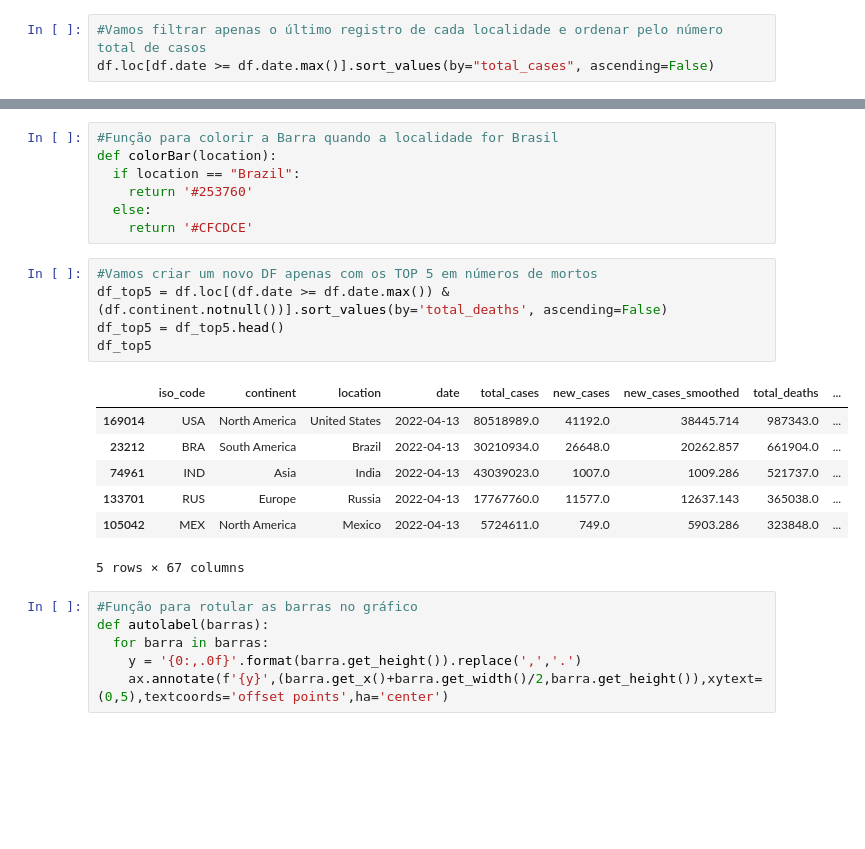
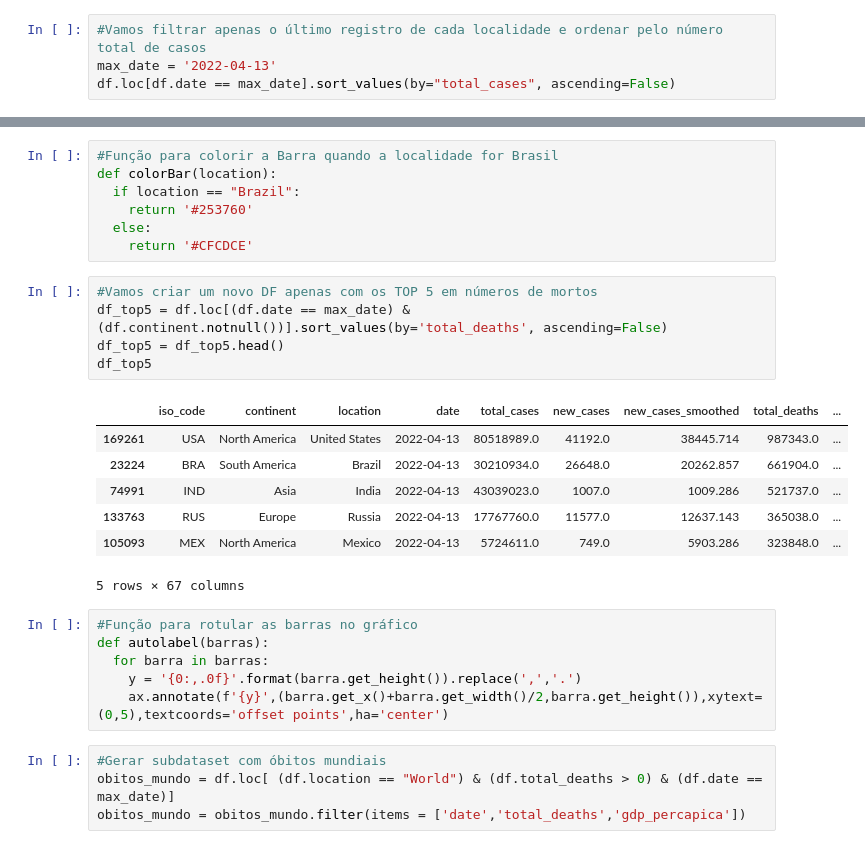
Before and after one commit to alex-trindade/DataScience, a Jupyter notebook: Analisando_Dados_Covid_19.ipynb, the cells around one changed output, grey strips where cells are left out. Saved outputs shown, nothing was run; the diff lists cells and outputs as text; blank space fills up the shorter version.

```diff
--- a/Analisando_Dados_Covid_19.ipynb
+++ b/Analisando_Dados_Covid_19.ipynb
@@ -145,6 +145,7 @@ Length: 67, dtype: float64
 As colunas com valores ausentes se referem a quantidade de novos pacientes que deram entrada em UTI (por milhões de habitantes). Os dados ausentes não vão influenciar em nossa análise.
 # %%
 #Vamos filtrar apenas o último registro de cada localidade e ordenar pelo número total de casos
-df.loc[df.date >= df.date.max()].sort_values(by="total_cases", ascending=False)
+max_date = '2022-04-13'
+df.loc[df.date == max_date].sort_values(by="total_cases", ascending=False)
 # %% [output]
 |  | iso_code | continent | location | date | total_cases | new_cases | new_cases_smoothed | total_deaths | ... |
@@ -203,16 +204,16 @@ def colorBar(location):
     return '#CFCDCE'
 # %%
 #Vamos criar um novo DF apenas com os TOP 5 em números de mortos
-df_top5 = df.loc[(df.date >= df.date.max()) & (df.continent.notnull())].sort_values(by='total_deaths', ascending=False)
+df_top5 = df.loc[(df.date == max_date) & (df.continent.notnull())].sort_values(by='total_deaths', ascending=False)
 df_top5 = df_top5.head()
 df_top5
 # %% [output]
 |  | iso_code | continent | location | date | total_cases | new_cases | new_cases_smoothed | total_deaths | ... |
-| 169014 | USA | North America | United States | 2022-04-13 | 80518989.0 | 41192.0 | 38445.714 | 987343.0 | ... |
-| 23212 | BRA | South America | Brazil | 2022-04-13 | 30210934.0 | 26648.0 | 20262.857 | 661904.0 | ... |
-| 74961 | IND | Asia | India | 2022-04-13 | 43039023.0 | 1007.0 | 1009.286 | 521737.0 | ... |
-| 133701 | RUS | Europe | Russia | 2022-04-13 | 17767760.0 | 11577.0 | 12637.143 | 365038.0 | ... |
-| 105042 | MEX | North America | Mexico | 2022-04-13 | 5724611.0 | 749.0 | 5903.286 | 323848.0 | ... |
+| 169261 | USA | North America | United States | 2022-04-13 | 80518989.0 | 41192.0 | 38445.714 | 987343.0 | ... |
+| 23224 | BRA | South America | Brazil | 2022-04-13 | 30210934.0 | 26648.0 | 20262.857 | 661904.0 | ... |
+| 74991 | IND | Asia | India | 2022-04-13 | 43039023.0 | 1007.0 | 1009.286 | 521737.0 | ... |
+| 133763 | RUS | Europe | Russia | 2022-04-13 | 17767760.0 | 11577.0 | 12637.143 | 365038.0 | ... |
+| 105093 | MEX | North America | Mexico | 2022-04-13 | 5724611.0 | 749.0 | 5903.286 | 323848.0 | ... |
 5 rows × 67 columns
 # %%
 #Função para rotular as barras no gráfico
@@ -220,5 +221,9 @@ def autolabel(barras):
   for barra in barras:
     y = '{0:,.0f}'.format(barra.get_height()).replace(',','.')
     ax.annotate(f'{y}',(barra.get_x()+barra.get_width()/2,barra.get_height()),xytext=(0,5),textcoords='offset points',ha='center')
+# %%
+#Gerar subdataset com óbitos mundiais
+obitos_mundo = df.loc[ (df.location == "World") & (df.total_deaths > 0) & (df.date == max_date)]
+obitos_mundo = obitos_mundo.filter(items = ['date','total_deaths','gdp_percapica'])
 # %%
 #Criar as variáveis para capturar o número de mortos atuais
```
Also changed, not shown: parts of 12 cells of this notebook.
